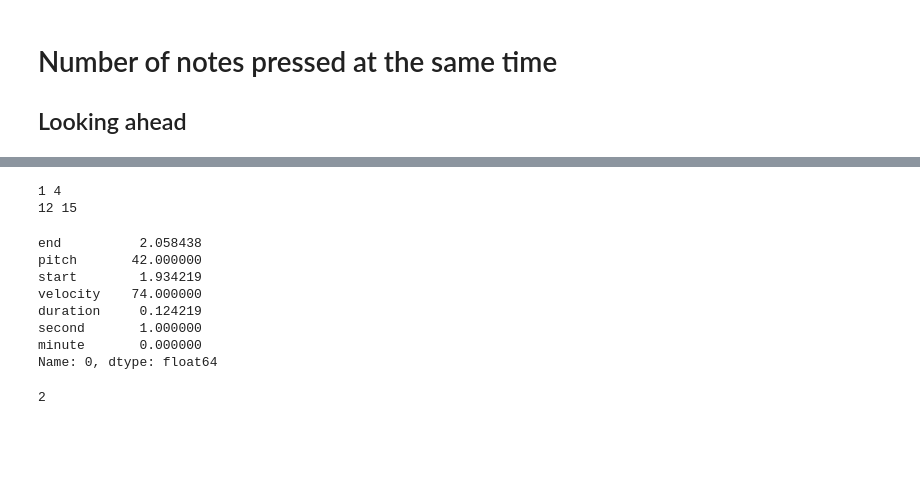
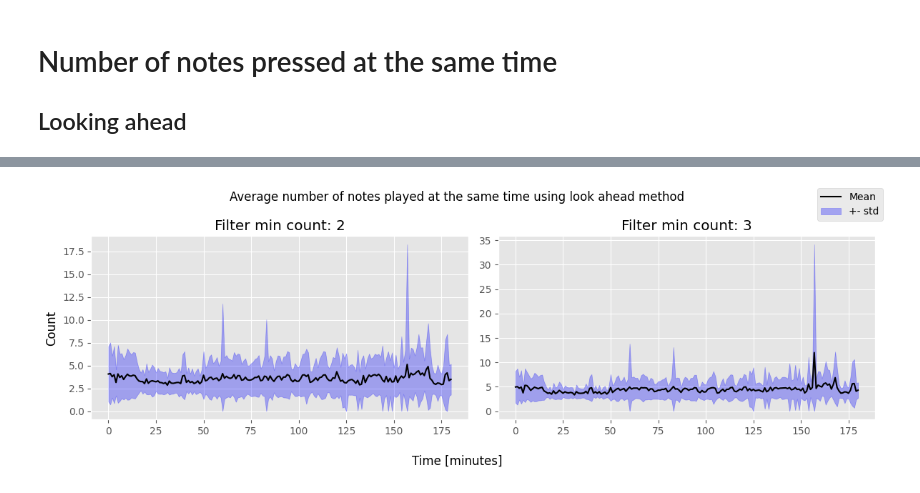
Before and after one commit to Nospoko/midi-internship, a Jupyter notebook: task-easy.ipynb, the cells around one changed output, grey strips where cells are left out. Cells and saved outputs as stored; diff of their text form; code cells hidden in the pictures; blank space fills up the shorter version.

Commit message:
Task - counting notes
Also handling a problem with pre commit hook

```diff
--- a/task-easy.ipynb
+++ b/task-easy.ipynb
@@ -106,38 +42,16 @@ sample['interval'] = sample.apply(lambda x: pd.Interval(x['start'], x['end']), a
-# %%
-# intervals = list(zip(sample['start'], sample['end']))
-intervals = [(1,3), (2,4), (5, 10), (12, 14), (13, 15)]
-intervals1, intervals2 = intervals[:-1], intervals[1:]
-
-new_intervals = []
-cuurent_interval = None
-
-for t1, t2 in zip(intervals1, intervals2):
-    start1, end1 = t1
-    start2, end2 = t2
-    # print(t1, t2)
-    if end1 >= start2 and end1 <= end2:
-        print(start1, end2)
-    # break
-# %% [output]
-1 4
-12 15
-# %%
-sample_df = df.iloc[:1000]
-
-for idx, row in sample_df.iterrows():
-    print(row)
-    break
-    # current_time =
-# %% [output]
-end          2.058438
-pitch       42.000000
-start        1.934219
-velocity    74.000000
-duration     0.124219
-second       1.000000
-minute       0.000000
-Name: 0, dtype: float64
-# %%
-1+1
-# %% [output]
-2
+# %%
+record_lookahead = notes_counting.count_notes_lookahead(df, filter_count = 2)
+grouped_lookahead = notes_counting.aggregate_counts_by_time(record_lookahead, count_col='len_overlapp', time_col='minute')
+record_lookahead2 = notes_counting.count_notes_lookahead(df, filter_count = 3)
+grouped_lookahead2 = notes_counting.aggregate_counts_by_time(record_lookahead2, count_col='len_overlapp', time_col='minute')
+# %%
+fig, ax = plt.subplots(1, 2, figsize=(12, 4))
+plots.plot_aggregated_notes(ax[0], grouped_lookahead, f'Filter min count: {2}')
+plots.plot_aggregated_notes(ax[1], grouped_lookahead2, f'Filter min count: {3}')
+
+fig.supxlabel('Time [minutes]'), fig.supylabel('Count')
+fig.suptitle('Average number of notes played at the same time using look ahead method')
+fig.legend(['Mean', '+- std'])
+fig.tight_layout()
+# %% [output]
+[figure, added]
```
Also changed, not shown: parts of 11 cells of this notebook, 4 other files.
